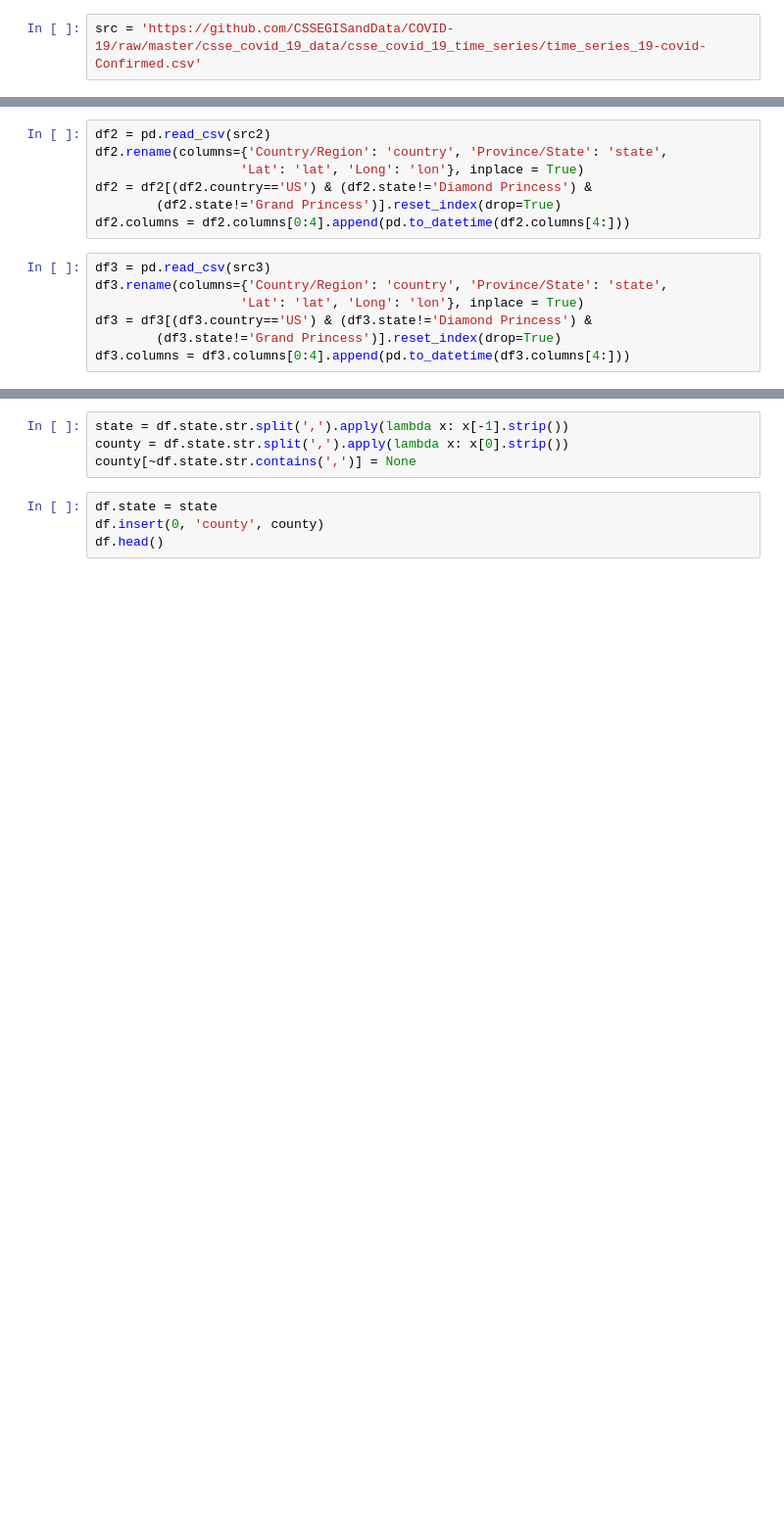
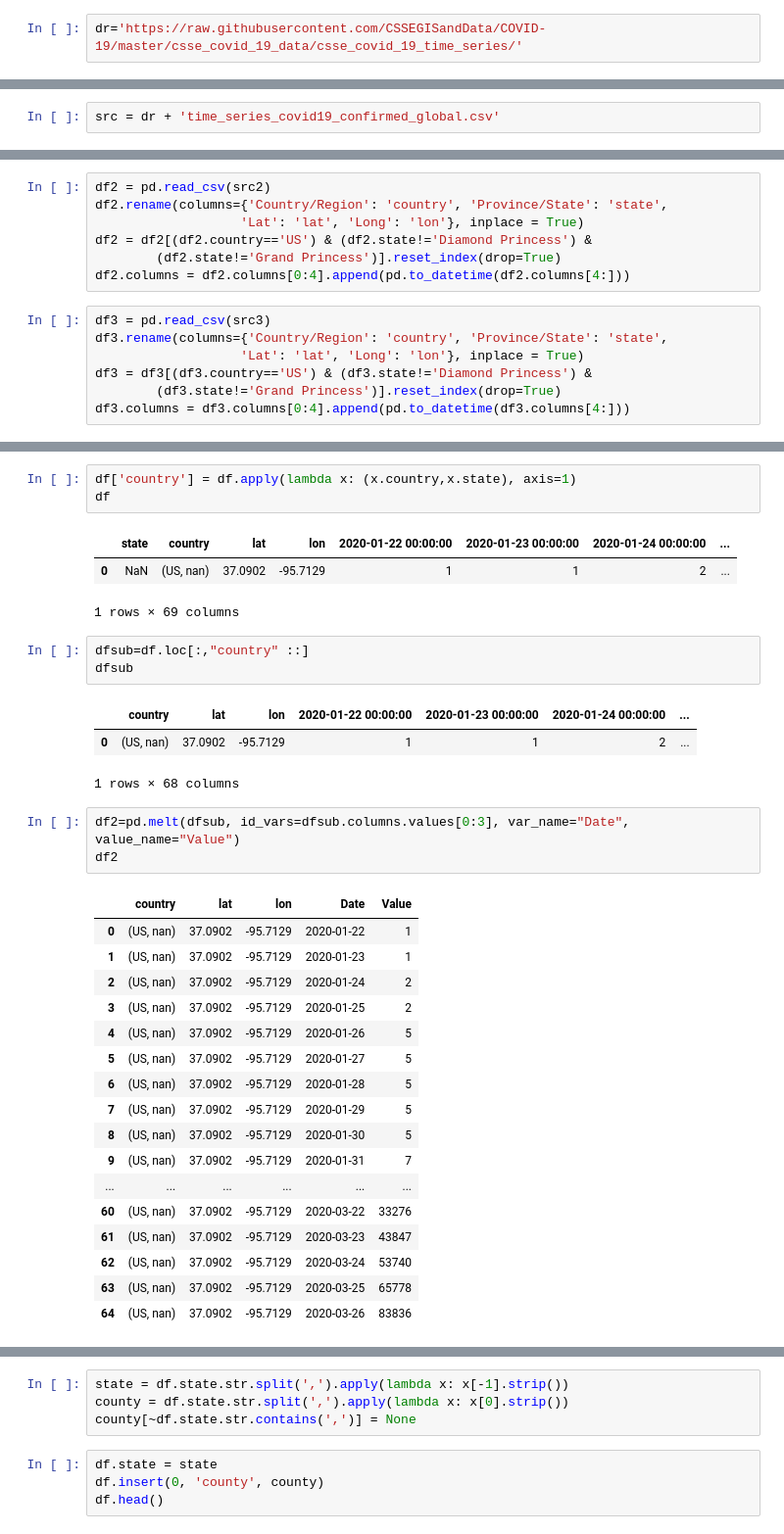
Before and after one commit to zdefne-usgs/covid_dashboard, a Jupyter notebook: covid_interactive_countries.ipynb, the cells around one changed output, grey strips where cells are left out. Shown at 98% size. Cells and saved outputs as stored; diff of their text form; blank space fills up the shorter version.

Commit message:
upload covid.csv

```diff
--- a/covid_interactive_countries.ipynb
+++ b/covid_interactive_countries.ipynb
@@ -15,2 +12,2 @@ import hvplot.pandas
 # %%
-src = 'https://github.com/CSSEGISandData/COVID-19/raw/master/csse_covid_19_data/csse_covid_19_time_series/time_series_19-covid-Confirmed.csv'
+dr='https://raw.githubusercontent.com/CSSEGISandData/COVID-19/master/csse_covid_19_data/csse_covid_19_time_series/'
@@ -20,0 +14,2 @@ src3 = 'https://github.com/CSSEGISandData/COVID-19/raw/master/csse_covid_19_data
+# %%
+src = dr + 'time_series_covid19_confirmed_global.csv'
@@ -41,0 +47,35 @@ df3.columns = df3.columns[0:4].append(pd.to_datetime(df3.columns[4:]))
+# %%
+df['country'] = df.apply(lambda x: (x.country,x.state), axis=1)
+df
+# %% [output]
+|  | state | country | lat | lon | 2020-01-22 00:00:00 | 2020-01-23 00:00:00 | 2020-01-24 00:00:00 | ... |
+| 0 | NaN | (US, nan) | 37.0902 | -95.7129 | 1 | 1 | 2 | ... |
+1 rows × 69 columns
+# %%
+dfsub=df.loc[:,"country" ::]
+dfsub
+# %% [output]
+|  | country | lat | lon | 2020-01-22 00:00:00 | 2020-01-23 00:00:00 | 2020-01-24 00:00:00 | ... |
+| 0 | (US, nan) | 37.0902 | -95.7129 | 1 | 1 | 2 | ... |
+1 rows × 68 columns
+# %%
+df2=pd.melt(dfsub, id_vars=dfsub.columns.values[0:3], var_name="Date", value_name="Value")
+df2
+# %% [output]
+|  | country | lat | lon | Date | Value |
+| 0 | (US, nan) | 37.0902 | -95.7129 | 2020-01-22 | 1 |
+| 1 | (US, nan) | 37.0902 | -95.7129 | 2020-01-23 | 1 |
+| 2 | (US, nan) | 37.0902 | -95.7129 | 2020-01-24 | 2 |
+| 3 | (US, nan) | 37.0902 | -95.7129 | 2020-01-25 | 2 |
+| 4 | (US, nan) | 37.0902 | -95.7129 | 2020-01-26 | 5 |
+| 5 | (US, nan) | 37.0902 | -95.7129 | 2020-01-27 | 5 |
+| 6 | (US, nan) | 37.0902 | -95.7129 | 2020-01-28 | 5 |
+| 7 | (US, nan) | 37.0902 | -95.7129 | 2020-01-29 | 5 |
+| 8 | (US, nan) | 37.0902 | -95.7129 | 2020-01-30 | 5 |
+| 9 | (US, nan) | 37.0902 | -95.7129 | 2020-01-31 | 7 |
+| ... | ... | ... | ... | ... | ... |
+| 60 | (US, nan) | 37.0902 | -95.7129 | 2020-03-22 | 33276 |
+| 61 | (US, nan) | 37.0902 | -95.7129 | 2020-03-23 | 43847 |
+| 62 | (US, nan) | 37.0902 | -95.7129 | 2020-03-24 | 53740 |
+| 63 | (US, nan) | 37.0902 | -95.7129 | 2020-03-25 | 65778 |
+| 64 | (US, nan) | 37.0902 | -95.7129 | 2020-03-26 | 83836 |
```
Also changed, not shown: parts of 18 cells of this notebook, 1 other file.
